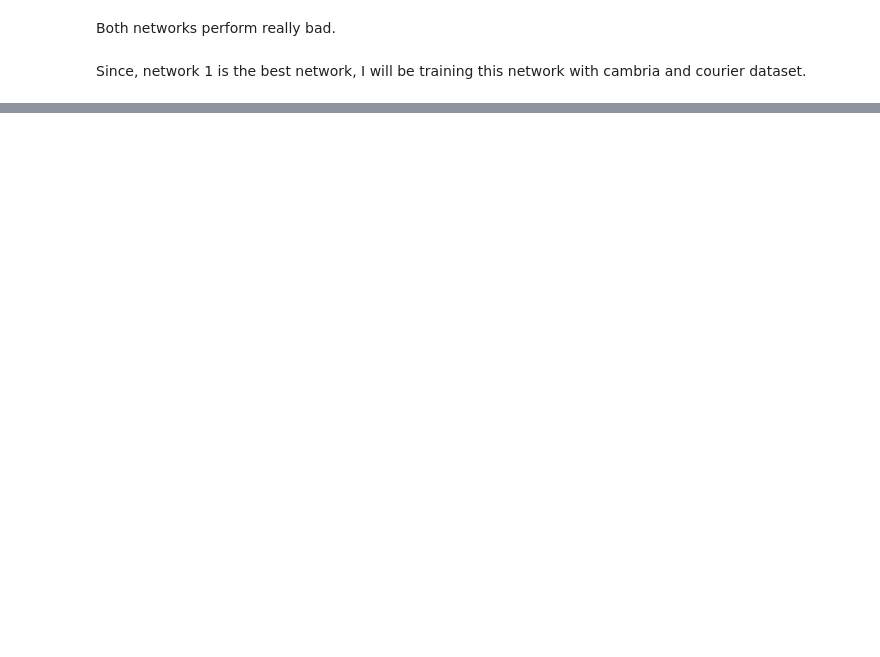
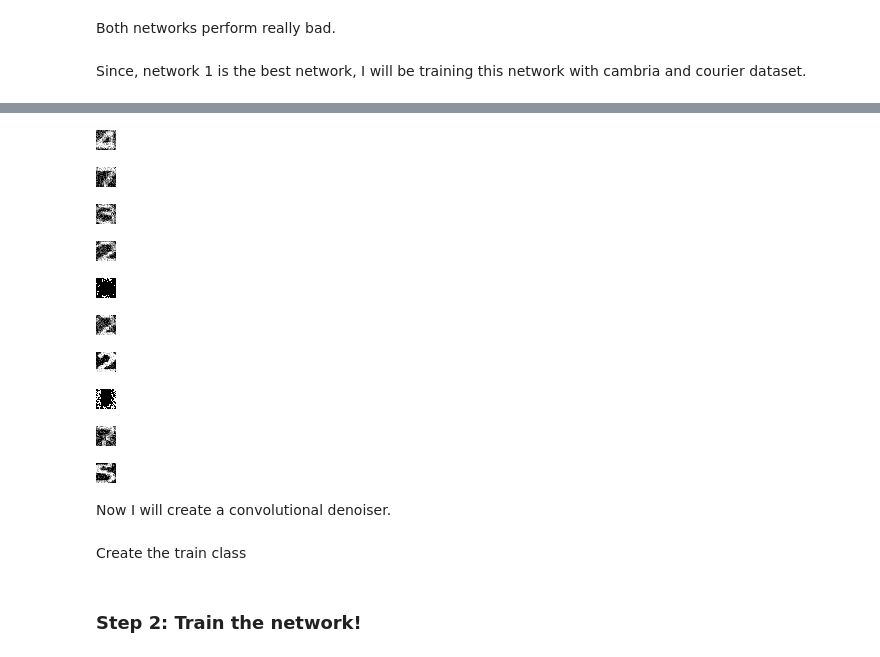
Before and after one commit to UtahMSD/anirudhLath, a Jupyter notebook: CS6017/dsProject/assignment06/hw6.ipynb, the cells around one changed output, grey strips where cells are left out. Saved outputs shown, nothing was run; the diff lists cells and outputs as text; code cells hidden in the pictures; blank space fills up the shorter version.

```diff
--- a/CS6017/dsProject/assignment06/hw6.ipynb
+++ b/CS6017/dsProject/assignment06/hw6.ipynb
@@ -325,0 +405,29 @@ train(network1, EPOCHS, courier_inputs, courier_labels)
+# %%
+def addNoise(x):
+    return max(min(x + np.random.normal() / 5, 1), 0)
+
+X_noisy = []
+
+for value in X:
+    font_value = value[0]
+    noisy_font_value = np.vectorize(addNoise)(font_value)
+    X_noisy.append(noisy_font_value)
+
+for i in range(500, 510): # Randomly select 10 characters
+    image = Image.fromarray(np.uint8(X_noisy[i] * 255), 'L')
+    display(image)
+
+X_noisy = torch.from_numpy(np.reshape(np.array(X_noisy), (-1, 1, 20, 20)))
+# %% [output]
+[figure, added]
+[figure, added]
+[figure, added]
+[figure, added]
+[figure, added]
+[figure, added]
+[figure, added]
+[figure, added]
+[figure, added]
+[figure, added]
+# %% [markdown]
+Now I will create a convolutional denoiser.
@@ -325,0 +494,2 @@ train(network1, EPOCHS, courier_inputs, courier_labels)
+# %% [markdown]
+Create the train class
@@ -325,0 +521,2 @@ train(network1, EPOCHS, courier_inputs, courier_labels)
+# %% [markdown]
+### Step 2: Train the network!
```
Also changed, not shown: parts of 18 cells of this notebook, 1 other file.
